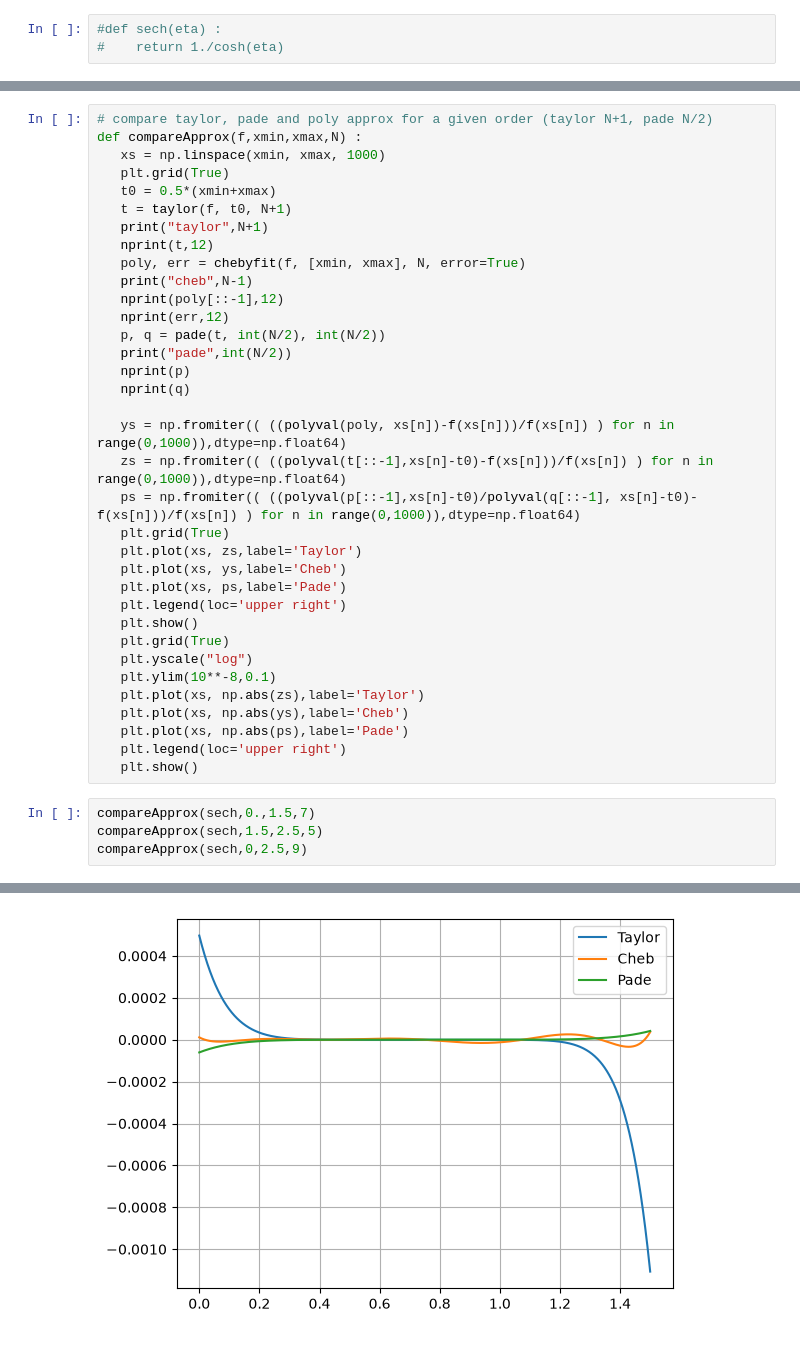
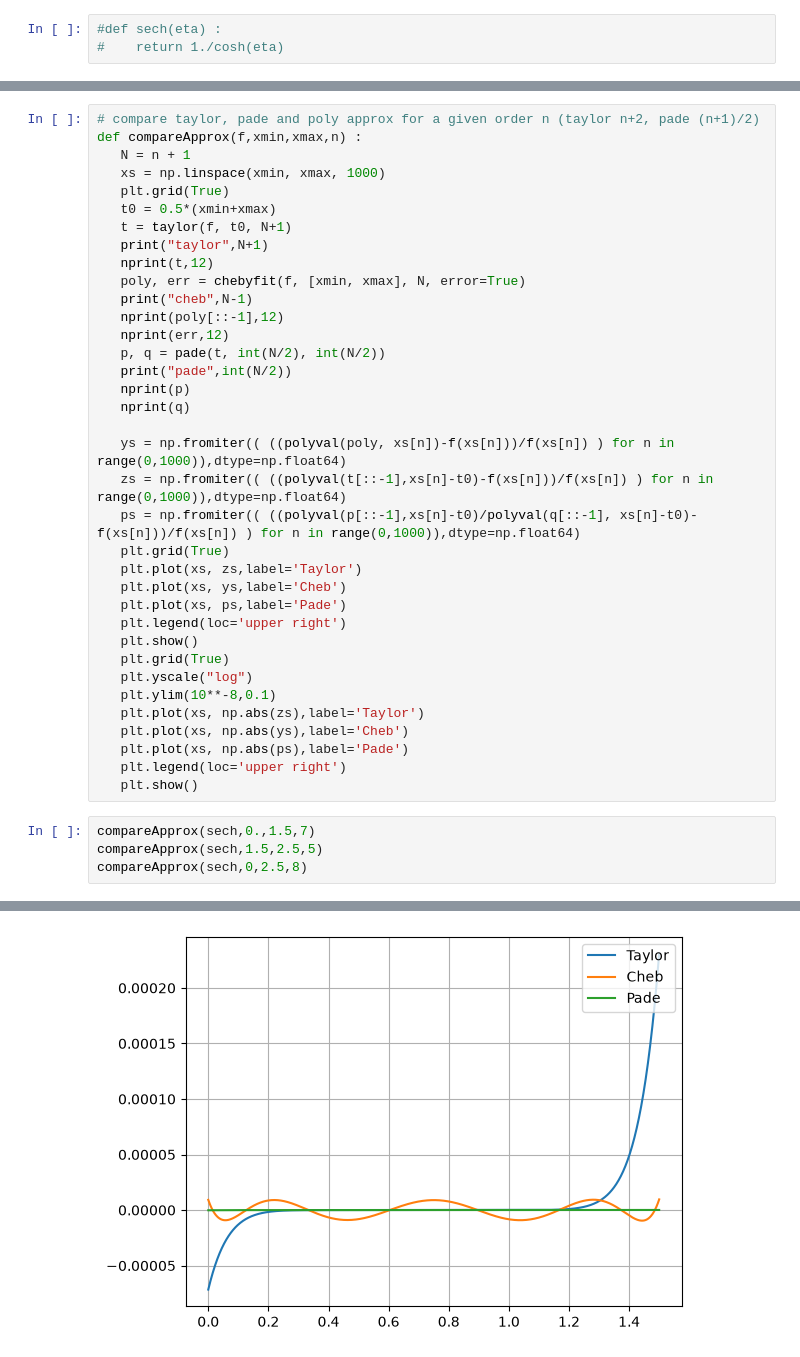
Before and after one commit to VinInn/pyTools, a Jupyter notebook: FunApprox.ipynb, the cells around one changed output, grey strips where cells are left out. Cells and saved outputs as stored; diff of their text form.

Commit message:
fix order

```diff
--- a/FunApprox.ipynb
+++ b/FunApprox.ipynb
@@ -120,8 +120,9 @@ order  9
 2.18491246757e-7
 [figure]
 # %%
-# compare taylor, pade and poly approx for a given order (taylor N+1, pade N/2)
-def compareApprox(f,xmin,xmax,N) :
+# compare taylor, pade and poly approx for a given order n (taylor n+2, pade (n+1)/2)
+def compareApprox(f,xmin,xmax,n) :
+   N = n + 1
    xs = np.linspace(xmin, xmax, 1000)
    plt.grid(True)
    t0 = 0.5*(xmin+xmax)
@@ -157,5 +158,5 @@ def compareApprox(f,xmin,xmax,N) :
 # %%
 compareApprox(sech,0.,1.5,7)
 compareApprox(sech,1.5,2.5,5)
-compareApprox(sech,0,2.5,9)
+compareApprox(sech,0,2.5,8)
 # %% [output]
@@ -170 +171 @@ pade 3
-[figure, old version]
+[figure, new version]
```
Also changed, not shown: parts of 3 cells of this notebook.
